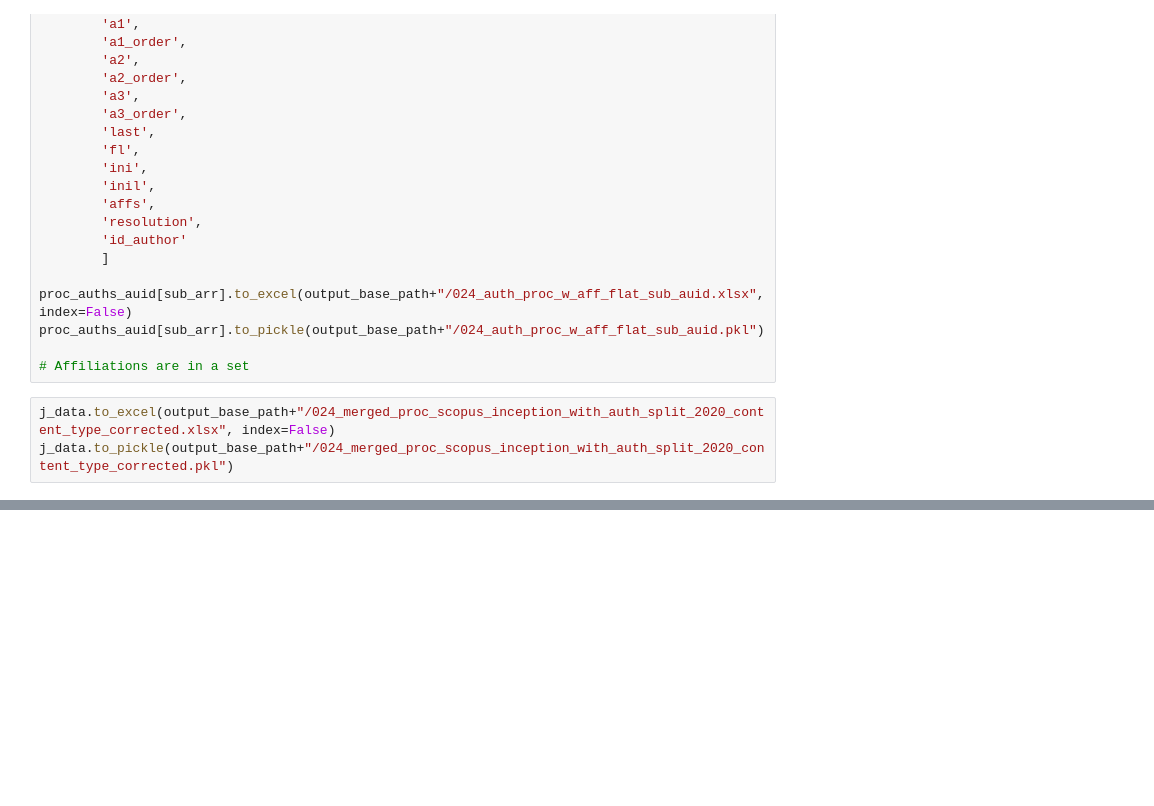
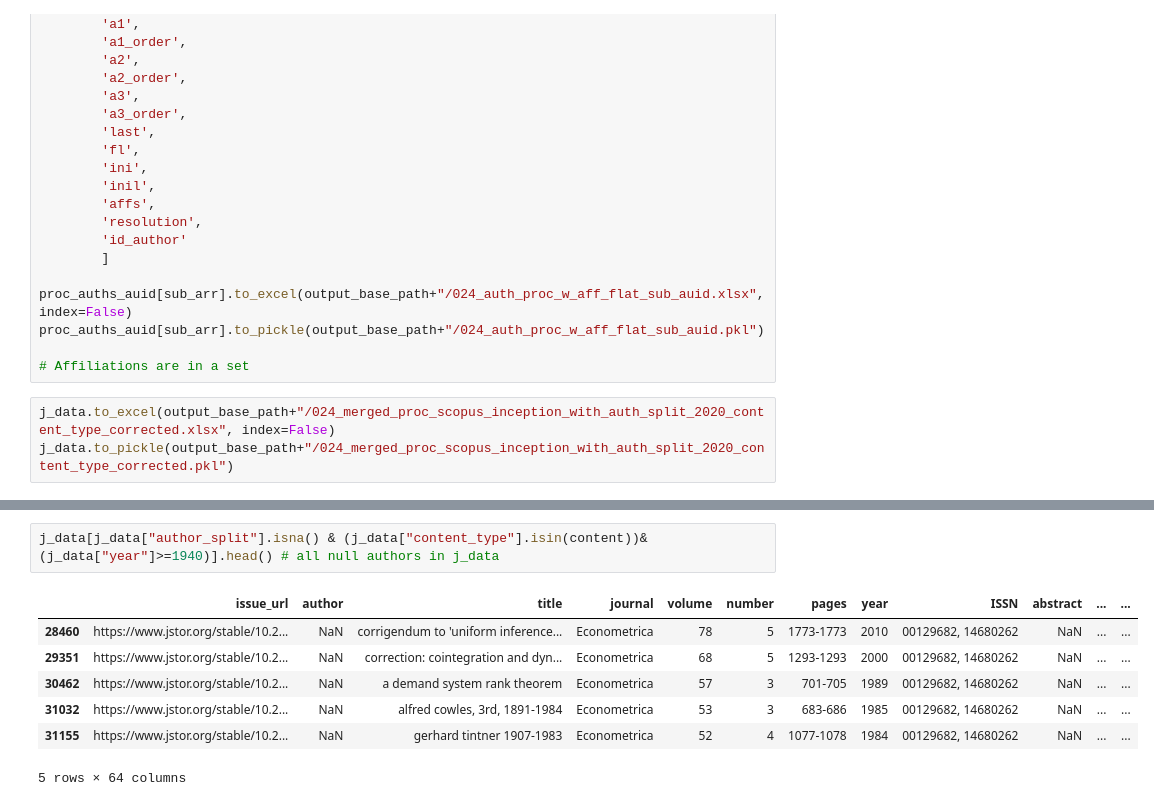
Before and after one commit to cogeorg/80YearsEconomicResearch, a Jupyter notebook: 020_author_names_recon/024_reshaping_auth_aff_meta.ipynb, the cells around one changed output, grey strips where cells are left out. Cells and saved outputs as stored; diff of their text form; blank space fills up the shorter version.

```diff
--- a/020_author_names_recon/024_reshaping_auth_aff_meta.ipynb
+++ b/020_author_names_recon/024_reshaping_auth_aff_meta.ipynb
@@ -161,0 +281,10 @@ proc_auths_auid.head()
+# %%
+j_data[j_data["author_split"].isna() & (j_data["content_type"].isin(content))& (j_data["year"]>=1940)].head() # all null authors in j_data
+# %% [output]
+|  | issue_url | author | title | journal | volume | number | pages | year | ISSN | abstract | ... | ... |
+| 28460 | https://www.jstor.org/stable/10.2... | NaN | corrigendum to 'uniform inference... | Econometrica | 78 | 5 | 1773-1773 | 2010 | 00129682, 14680262 | NaN | ... | ... |
+| 29351 | https://www.jstor.org/stable/10.2... | NaN | correction: cointegration and dyn... | Econometrica | 68 | 5 | 1293-1293 | 2000 | 00129682, 14680262 | NaN | ... | ... |
+| 30462 | https://www.jstor.org/stable/10.2... | NaN | a demand system rank theorem | Econometrica | 57 | 3 | 701-705 | 1989 | 00129682, 14680262 | NaN | ... | ... |
+| 31032 | https://www.jstor.org/stable/10.2... | NaN | alfred cowles, 3rd, 1891-1984 | Econometrica | 53 | 3 | 683-686 | 1985 | 00129682, 14680262 | NaN | ... | ... |
+| 31155 | https://www.jstor.org/stable/10.2... | NaN | gerhard tintner 1907-1983 | Econometrica | 52 | 4 | 1077-1078 | 1984 | 00129682, 14680262 | NaN | ... | ... |
+5 rows × 64 columns
```
Also changed, not shown: parts of 31 cells of this notebook, 2 other files.
